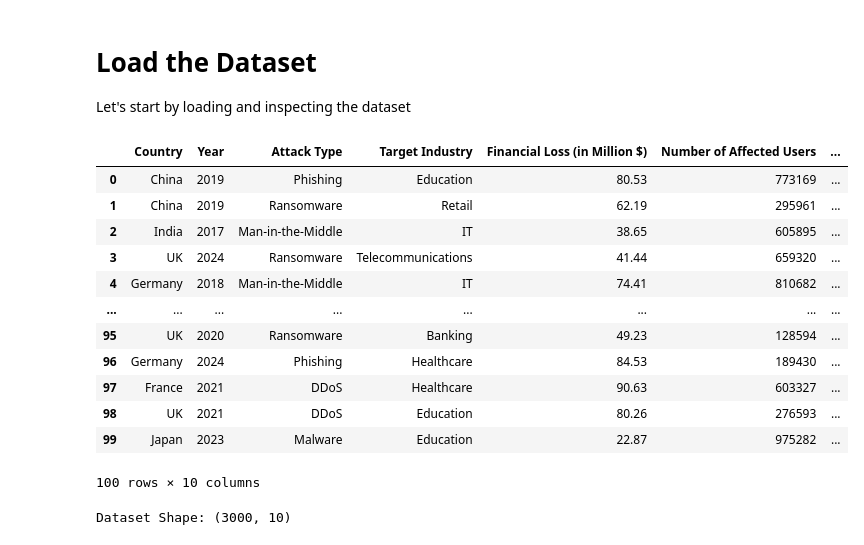
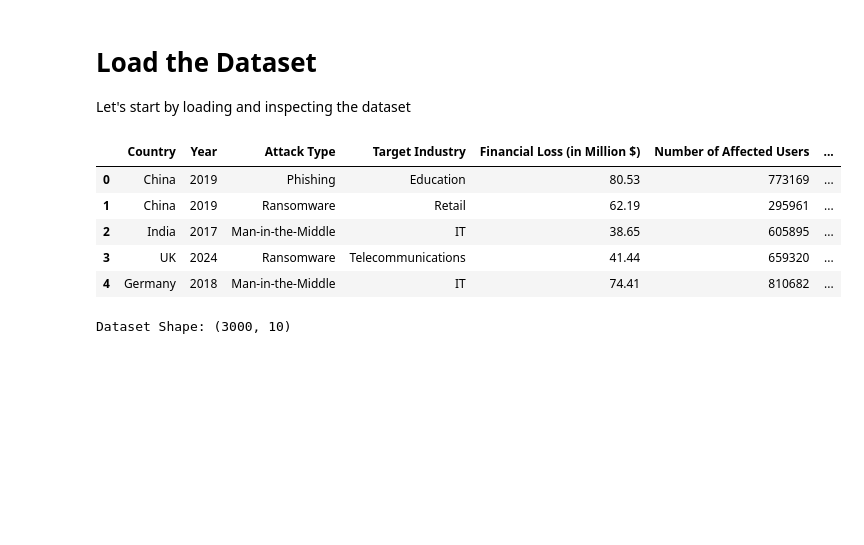
Before and after one commit to Deolinda1506/Linear_regression_model, a Jupyter notebook: summative/linear_regression/multivariate.ipynb, the cells around one changed output. Drawn from its saved outputs; the diff is of its cells as text; code cells hidden in the pictures; blank space fills up the shorter version.

```diff
--- a/summative/linear_regression/multivariate.ipynb
+++ b/summative/linear_regression/multivariate.ipynb
@@ -26,23 +26,16 @@ from sklearn.linear_model import SGDRegressor
 Let's start by loading and inspecting the dataset
 # %%
 # 1. Load dataset
-df = pd.read_csv('/content/Global_Cybersecurity_Threats_2015-2024.csv')
+df = pd.read_csv('Global_Cybersecurity_Threats_2015-2024.csv')
 # %%
-df.head(100)
+df.head()
 # %% [output]
 |  | Country | Year | Attack Type | Target Industry | Financial Loss (in Million $) | Number of Affected Users | ... |
 | 0 | China | 2019 | Phishing | Education | 80.53 | 773169 | ... |
 | 1 | China | 2019 | Ransomware | Retail | 62.19 | 295961 | ... |
 | 2 | India | 2017 | Man-in-the-Middle | IT | 38.65 | 605895 | ... |
 | 3 | UK | 2024 | Ransomware | Telecommunications | 41.44 | 659320 | ... |
 | 4 | Germany | 2018 | Man-in-the-Middle | IT | 74.41 | 810682 | ... |
-| ... | ... | ... | ... | ... | ... | ... | ... |
-| 95 | UK | 2020 | Ransomware | Banking | 49.23 | 128594 | ... |
-| 96 | Germany | 2024 | Phishing | Healthcare | 84.53 | 189430 | ... |
-| 97 | France | 2021 | DDoS | Healthcare | 90.63 | 603327 | ... |
-| 98 | UK | 2021 | DDoS | Education | 80.26 | 276593 | ... |
-| 99 | Japan | 2023 | Malware | Education | 22.87 | 975282 | ... |
-100 rows × 10 columns
 # %%
 print(f"Dataset Shape: {df.shape}")
 # %% [output]
```
Also changed, not shown: parts of 7 cells of this notebook.
